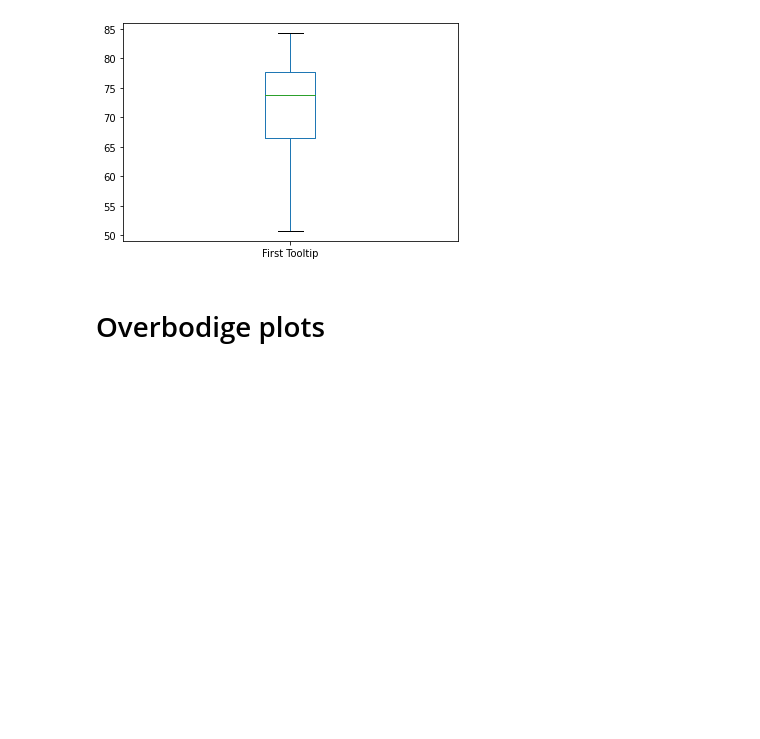
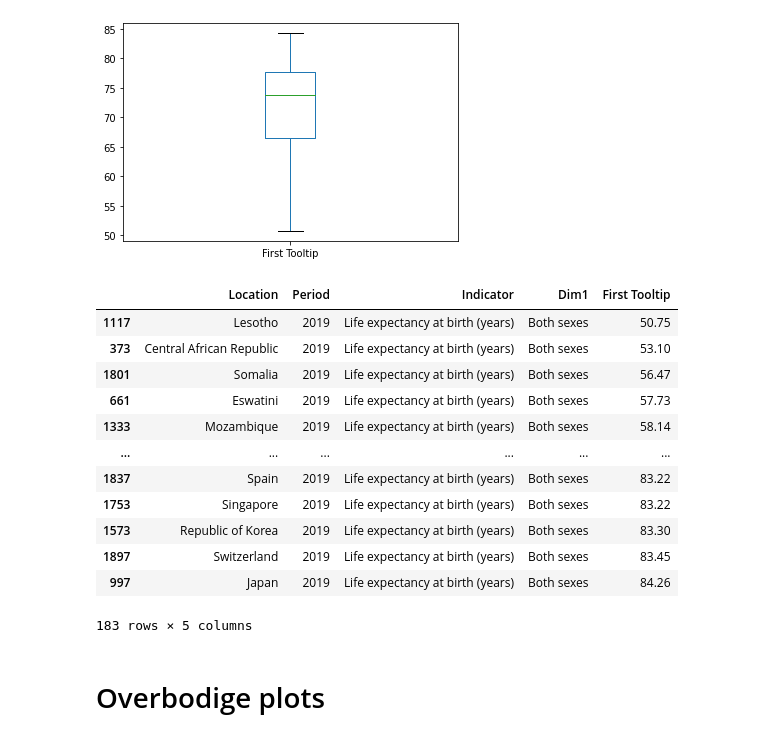
Before and after one commit to JobHaast/Portfolio-Intro-Data-Science, a Jupyter notebook: Assignment 5 - LifeExpectancyAtBirth.ipynb, the cells around one changed output. Saved outputs shown, nothing was run; the diff lists cells and outputs as text; code cells hidden in the pictures; blank space fills up the shorter version.

```diff
--- a/Assignment 5 - LifeExpectancyAtBirth.ipynb
+++ b/Assignment 5 - LifeExpectancyAtBirth.ipynb
@@ -76,6 +76,22 @@ result['First Tooltip'].plot(kind='box')
 # %% [output]
 <AxesSubplot:>
 [figure]
+# %%
+result.sort_values(by="First Tooltip")
+# %% [output]
+|  | Location | Period | Indicator | Dim1 | First Tooltip |
+| 1117 | Lesotho | 2019 | Life expectancy at birth (years) | Both sexes | 50.75 |
+| 373 | Central African Republic | 2019 | Life expectancy at birth (years) | Both sexes | 53.10 |
+| 1801 | Somalia | 2019 | Life expectancy at birth (years) | Both sexes | 56.47 |
+| 661 | Eswatini | 2019 | Life expectancy at birth (years) | Both sexes | 57.73 |
+| 1333 | Mozambique | 2019 | Life expectancy at birth (years) | Both sexes | 58.14 |
+| ... | ... | ... | ... | ... | ... |
+| 1837 | Spain | 2019 | Life expectancy at birth (years) | Both sexes | 83.22 |
+| 1753 | Singapore | 2019 | Life expectancy at birth (years) | Both sexes | 83.22 |
+| 1573 | Republic of Korea | 2019 | Life expectancy at birth (years) | Both sexes | 83.30 |
+| 1897 | Switzerland | 2019 | Life expectancy at birth (years) | Both sexes | 83.45 |
+| 997 | Japan | 2019 | Life expectancy at birth (years) | Both sexes | 84.26 |
+183 rows × 5 columns
 # %% [markdown]
 # Overbodige plots
 # %%
```
Also changed, not shown: 2 other files.
